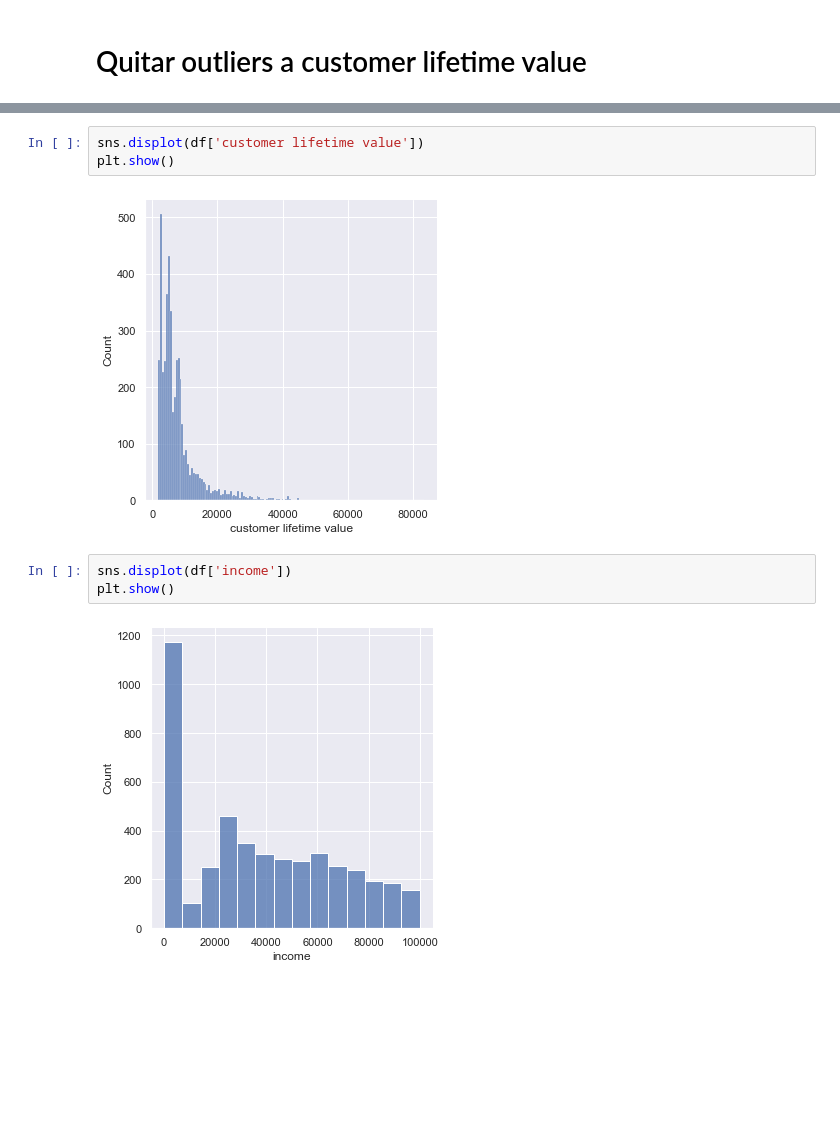
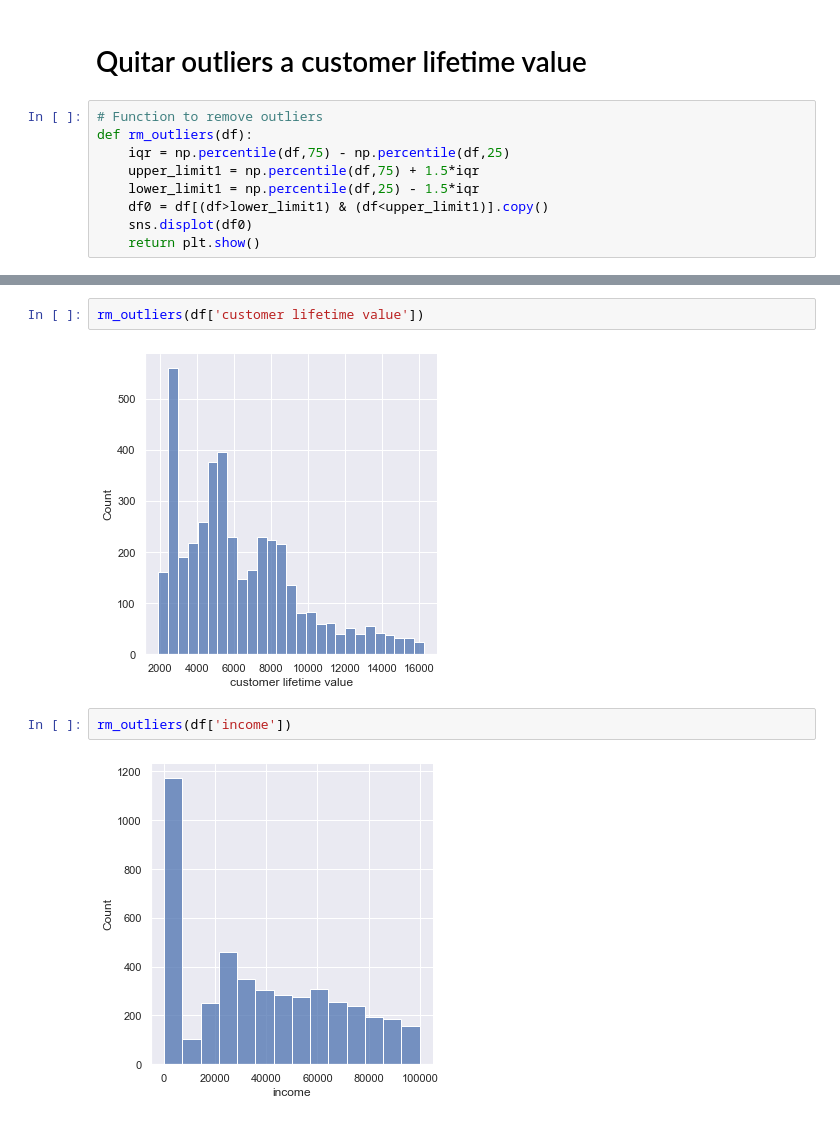
Before and after one commit to Jesus-Almansa/lab-customer-analysis-round-2, a Jupyter notebook: files_for_lab/csv_files/customer_analysis_round2.ipynb, the cells around one changed output, grey strips where cells are left out. Cells and saved outputs as stored; diff of their text form; blank space fills up the shorter version.

```diff
--- a/files_for_lab/csv_files/customer_analysis_round2.ipynb
+++ b/files_for_lab/csv_files/customer_analysis_round2.ipynb
@@ -196,3 +196,12 @@ len(X_num.dtypes)/3
 ### Use seaborn library to construct distribution plots for the numerical variables
 # %% [markdown]
 # Quitar outliers a customer lifetime value
+# %%
+# Function to remove outliers
+def rm_outliers(df):
+    iqr = np.percentile(df,75) - np.percentile(df,25)
+    upper_limit1 = np.percentile(df,75) + 1.5*iqr
+    lower_limit1 = np.percentile(df,25) - 1.5*iqr
+    df0 = df[(df>lower_limit1) & (df<upper_limit1)].copy()
+    sns.displot(df0)
+    return plt.show()
@@ -199,10 +216,8 @@ len(X_num.dtypes)/3
 # %%
-sns.displot(df['customer lifetime value'])
-plt.show()
+rm_outliers(df['customer lifetime value'])
 # %% [output]
-[figure, old version]
+[figure, new version]
-# %%
-sns.displot(df['income'])
-plt.show()
-# %% [output]
-[figure, removed]
+# %%
+rm_outliers(df['income'])
+# %% [output]
+[figure, added]
```
Also changed, not shown: parts of 16 cells of this notebook.
